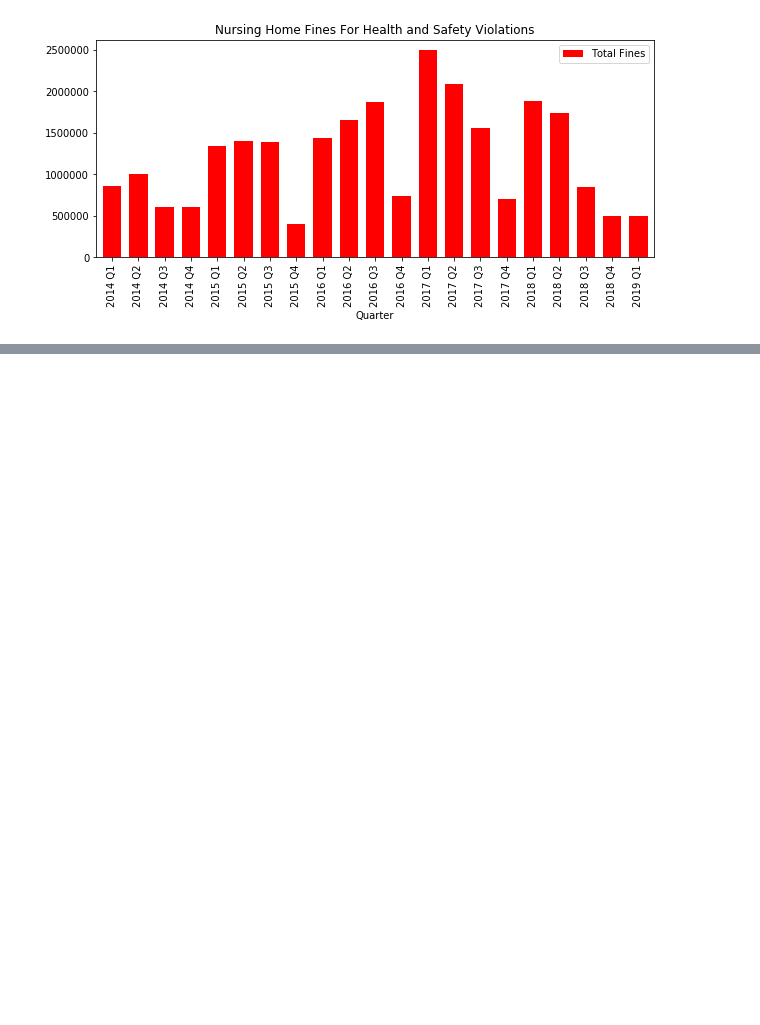
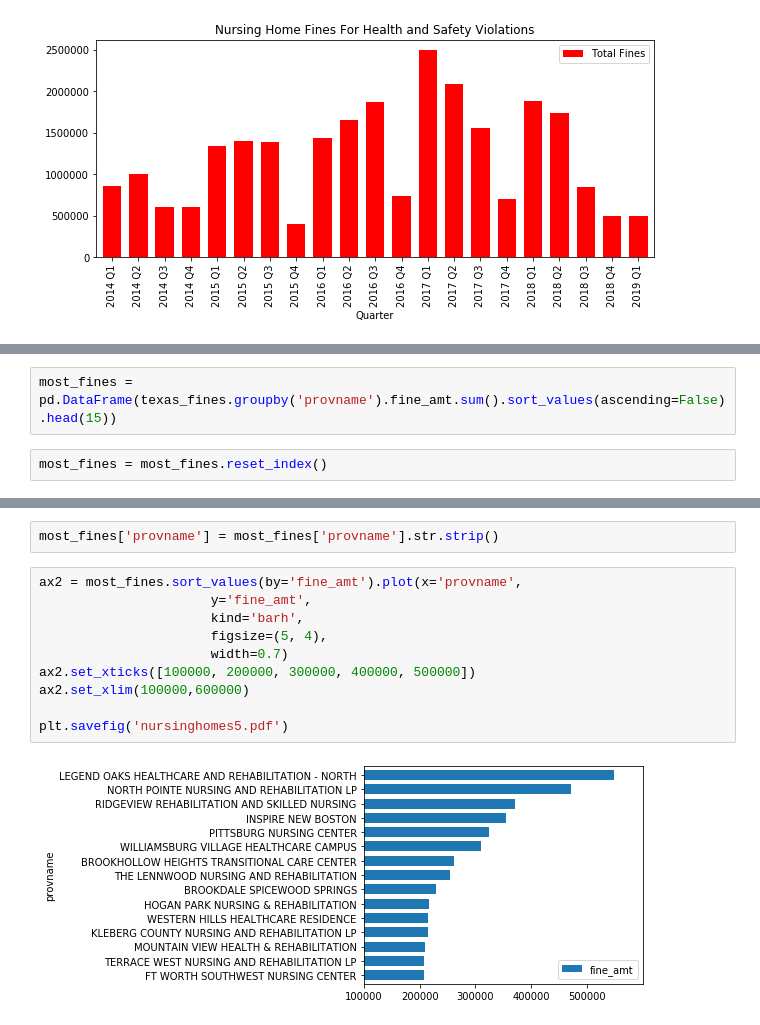
Before and after one commit to elenamlutz/data-studio-projects, a Jupyter notebook: Week 1/Nursing Homes in Texas.ipynb, the cells around one changed output, grey strips where cells are left out. Saved outputs shown, nothing was run; the diff lists cells and outputs as text; blank space fills up the shorter version.

```diff
--- a/Week 1/Nursing Homes in Texas.ipynb
+++ b/Week 1/Nursing Homes in Texas.ipynb
@@ -221,0 +327,4 @@ plt.savefig('nursinghomes2.pdf')
+# %%
+most_fines = pd.DataFrame(texas_fines.groupby('provname').fine_amt.sum().sort_values(ascending=False).head(15))
+# %%
+most_fines = most_fines.reset_index()
@@ -221,0 +340,14 @@ plt.savefig('nursinghomes2.pdf')
+# %%
+most_fines['provname'] = most_fines['provname'].str.strip()
+# %%
+ax2 = most_fines.sort_values(by='fine_amt').plot(x='provname',
+                      y='fine_amt',
+                      kind='barh',
+                      figsize=(5, 4),
+                      width=0.7)
+ax2.set_xticks([100000, 200000, 300000, 400000, 500000])
+ax2.set_xlim(100000,600000)
+
+plt.savefig('nursinghomes5.pdf')
+# %% [output]
+[figure, added]
```
Also changed, not shown: parts of 19 cells of this notebook.
